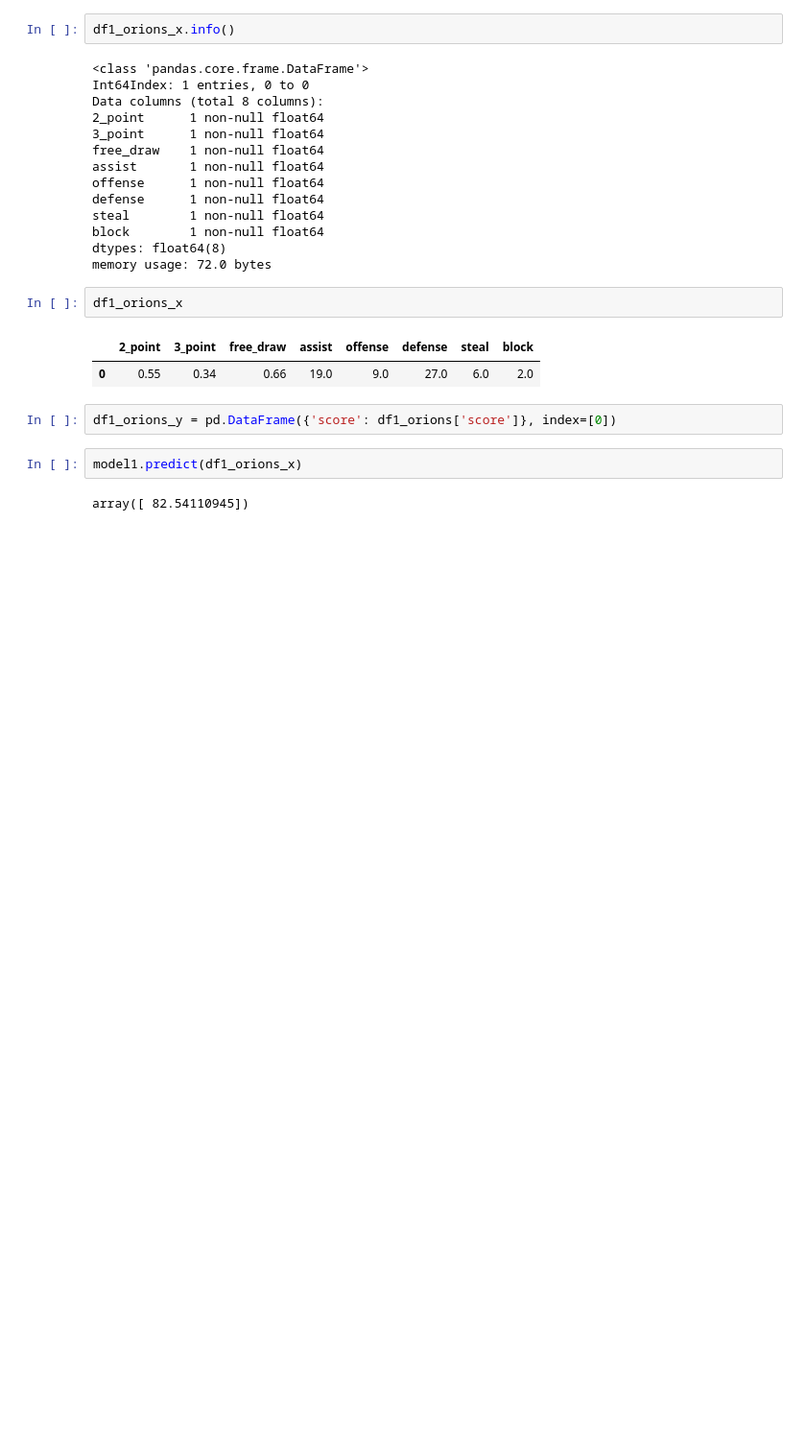
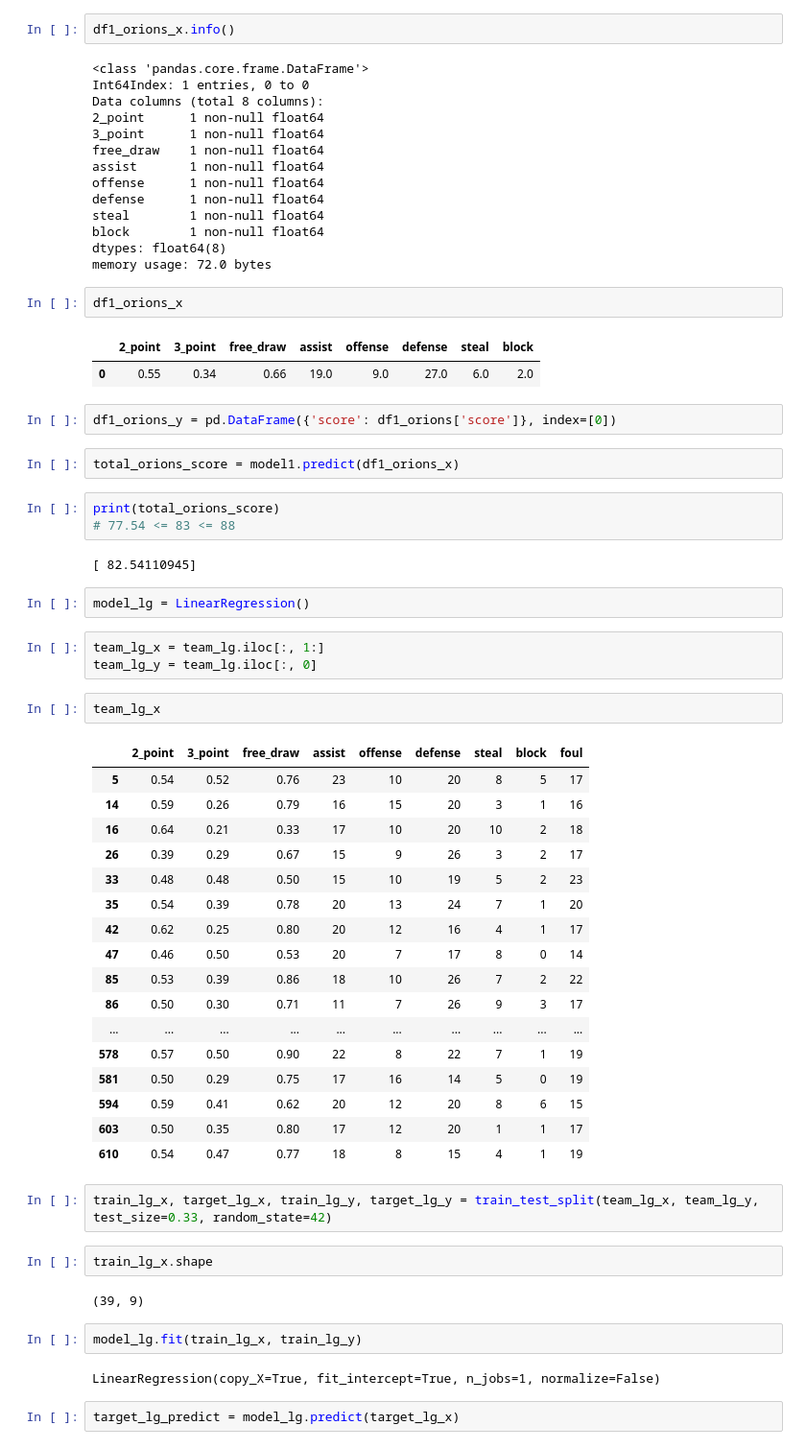
Before and after one commit to DaewonSeo/naver_sports, a Jupyter notebook: team_versus_team.ipynb, the cells around one changed output. Shown at 96% size. Cells and saved outputs as stored; diff of their text form; blank space fills up the shorter version.

```diff
--- a/team_versus_team.ipynb
+++ b/team_versus_team.ipynb
@@ -234,6 +234,46 @@ df1_orions_x
 # %%
 df1_orions_y = pd.DataFrame({'score': df1_orions['score']}, index=[0])
 # %%
-model1.predict(df1_orions_x)
+total_orions_score = model1.predict(df1_orions_x)
-# %% [output]
-array([ 82.54110945])
+# %%
+print(total_orions_score)
+# 77.54 <= 83 <= 88
+# %% [output]
+[ 82.54110945]
+# %%
+model_lg = LinearRegression()
+# %%
+team_lg_x = team_lg.iloc[:, 1:]
+team_lg_y = team_lg.iloc[:, 0]
+# %%
+team_lg_x
+# %% [output]
+|  | 2_point | 3_point | free_draw | assist | offense | defense | steal | block | foul |
+| 5 | 0.54 | 0.52 | 0.76 | 23 | 10 | 20 | 8 | 5 | 17 |
+| 14 | 0.59 | 0.26 | 0.79 | 16 | 15 | 20 | 3 | 1 | 16 |
+| 16 | 0.64 | 0.21 | 0.33 | 17 | 10 | 20 | 10 | 2 | 18 |
+| 26 | 0.39 | 0.29 | 0.67 | 15 | 9 | 26 | 3 | 2 | 17 |
+| 33 | 0.48 | 0.48 | 0.50 | 15 | 10 | 19 | 5 | 2 | 23 |
+| 35 | 0.54 | 0.39 | 0.78 | 20 | 13 | 24 | 7 | 1 | 20 |
+| 42 | 0.62 | 0.25 | 0.80 | 20 | 12 | 16 | 4 | 1 | 17 |
+| 47 | 0.46 | 0.50 | 0.53 | 20 | 7 | 17 | 8 | 0 | 14 |
+| 85 | 0.53 | 0.39 | 0.86 | 18 | 10 | 26 | 7 | 2 | 22 |
+| 86 | 0.50 | 0.30 | 0.71 | 11 | 7 | 26 | 9 | 3 | 17 |
+| ... | ... | ... | ... | ... | ... | ... | ... | ... | ... |
+| 578 | 0.57 | 0.50 | 0.90 | 22 | 8 | 22 | 7 | 1 | 19 |
+| 581 | 0.50 | 0.29 | 0.75 | 17 | 16 | 14 | 5 | 0 | 19 |
+| 594 | 0.59 | 0.41 | 0.62 | 20 | 12 | 20 | 8 | 6 | 15 |
+| 603 | 0.50 | 0.35 | 0.80 | 17 | 12 | 20 | 1 | 1 | 17 |
+| 610 | 0.54 | 0.47 | 0.77 | 18 | 8 | 15 | 4 | 1 | 19 |
+# %%
+train_lg_x, target_lg_x, train_lg_y, target_lg_y = train_test_split(team_lg_x, team_lg_y, test_size=0.33, random_state=42)
+# %%
+train_lg_x.shape
+# %% [output]
+(39, 9)
+# %%
+model_lg.fit(train_lg_x, train_lg_y)
+# %% [output]
+LinearRegression(copy_X=True, fit_intercept=True, n_jobs=1, normalize=False)
+# %%
+target_lg_predict = model_lg.predict(target_lg_x)
```
Also changed, not shown: parts of 16 cells of this notebook, 6 other files.
